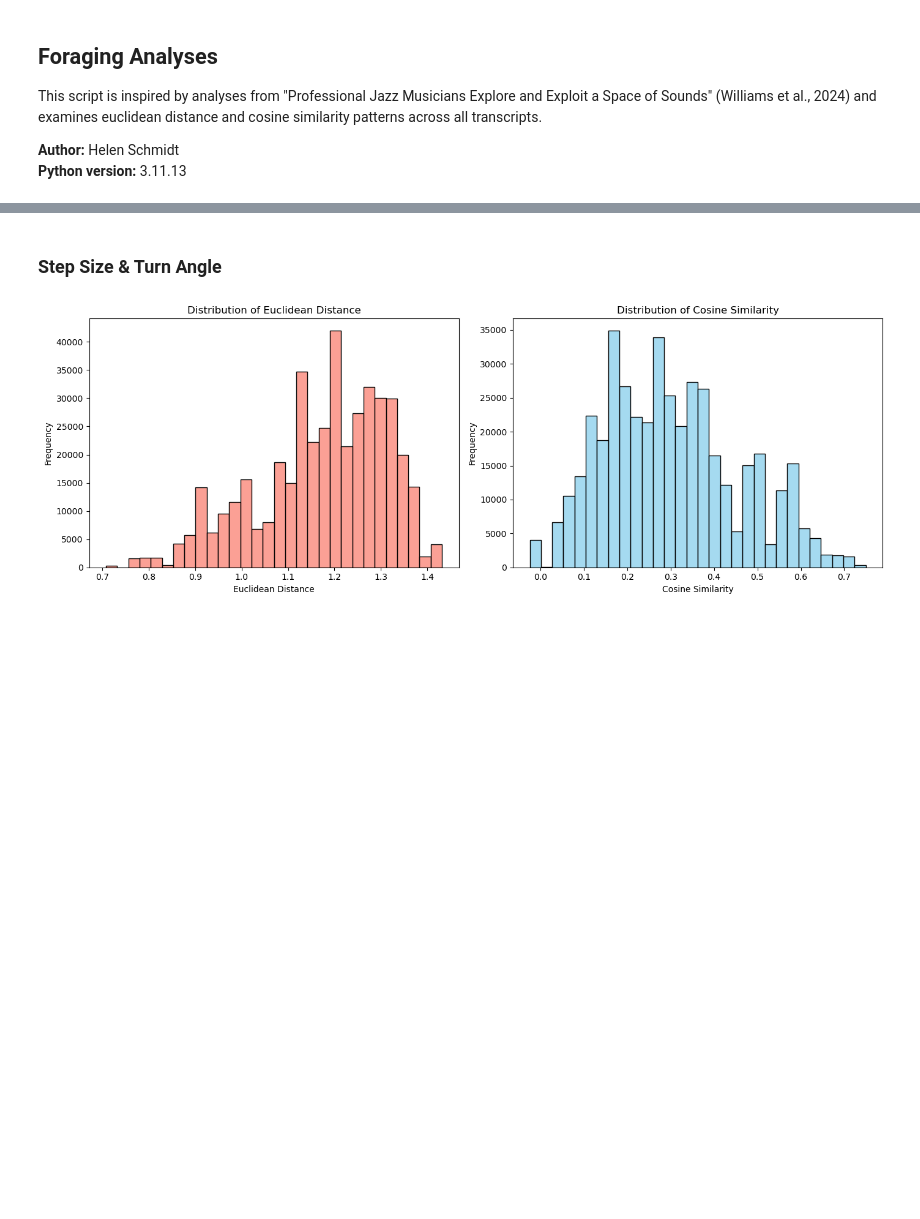
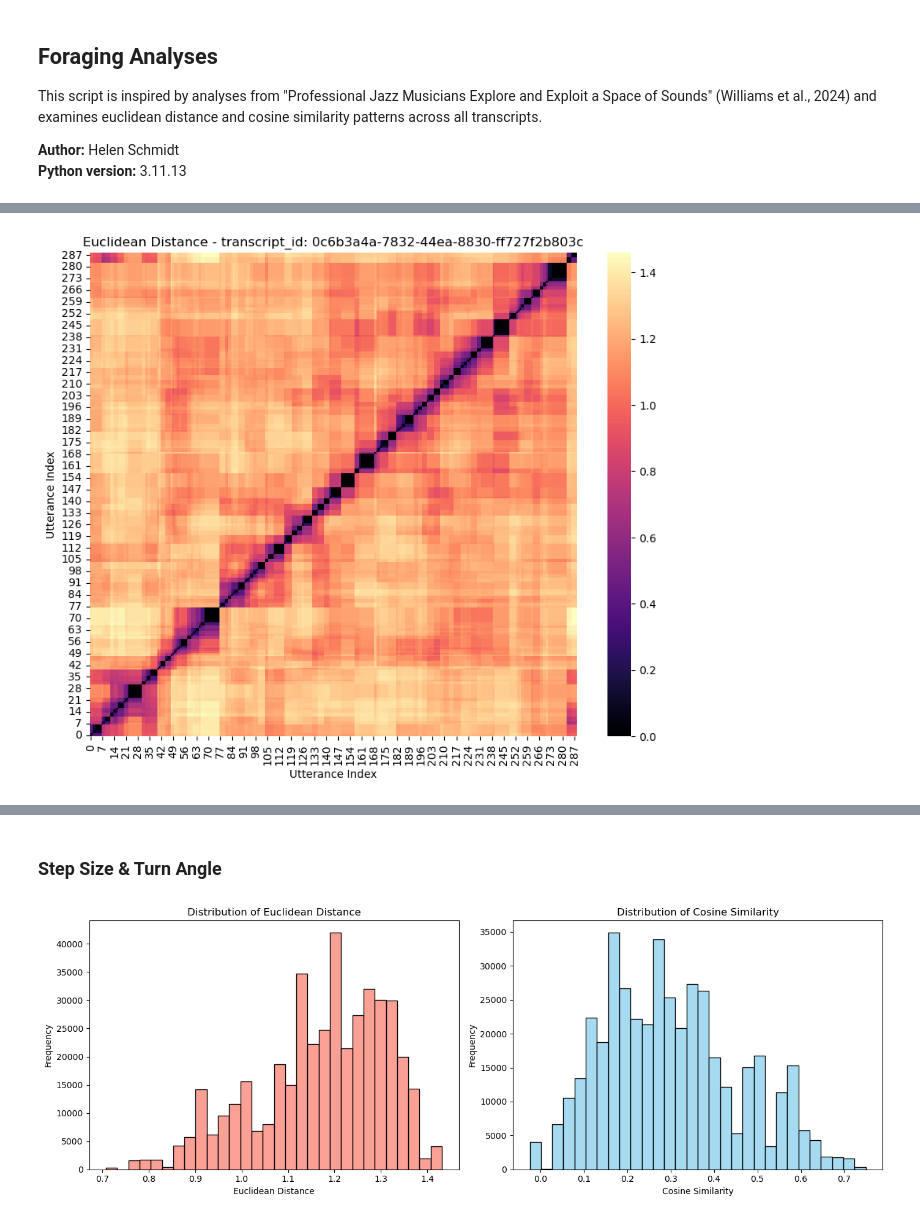
Before and after one commit to SocialInteractionLab/Candor, a Jupyter notebook: analysis-full/scripts/2-foraging-analyses.ipynb, the cells around one changed output, grey strips where cells are left out. Drawn from its saved outputs; the diff is of its cells as text; code cells hidden in the pictures; blank space fills up the shorter version.

```diff
--- a/analysis-full/scripts/2-foraging-analyses.ipynb
+++ b/analysis-full/scripts/2-foraging-analyses.ipynb
@@ -21,0 +57,18 @@ output_dir = "/Users/helenschmidt/Library/CloudStorage/GoogleDrive-helenschmidt1
+# %%
+## plot euclidean distance for example transcript
+transcript_id = '0c6b3a4a-7832-44ea-8830-ff727f2b803c'
+subset = df[df['transcript_id'] == transcript_id].reset_index(drop=True)
+
+embedding_matrix = np.vstack(subset['A_embeddings'].values)
+
+distance_matrix = cdist(embedding_matrix, embedding_matrix, metric='euclidean')
+
+plt.figure(figsize=(10, 8))
+sns.heatmap(distance_matrix, annot=False, cmap='magma')
+plt.title(f'Euclidean Distance - transcript_id: {transcript_id}')
+plt.gca().invert_yaxis()
+plt.xlabel('Utterance Index')
+plt.ylabel('Utterance Index')
+plt.show()
+# %% [output]
+[figure, added]
```
Also changed, not shown: parts of 28 cells of this notebook, 3 other files.
